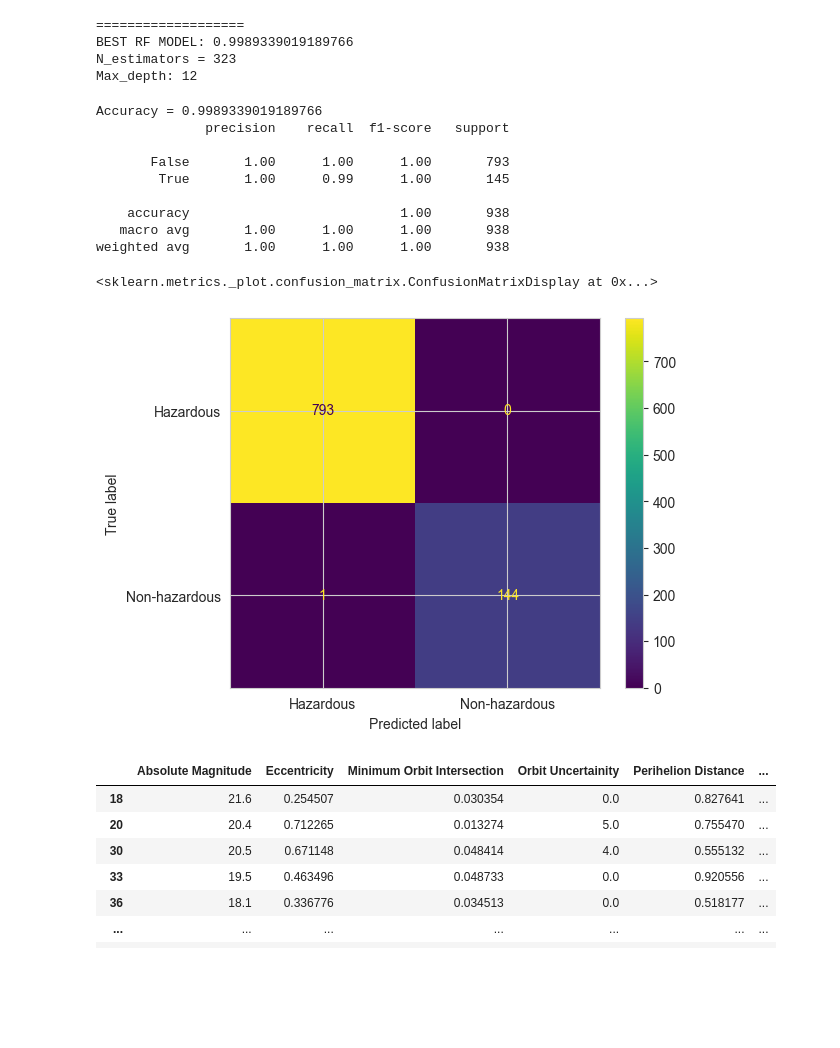
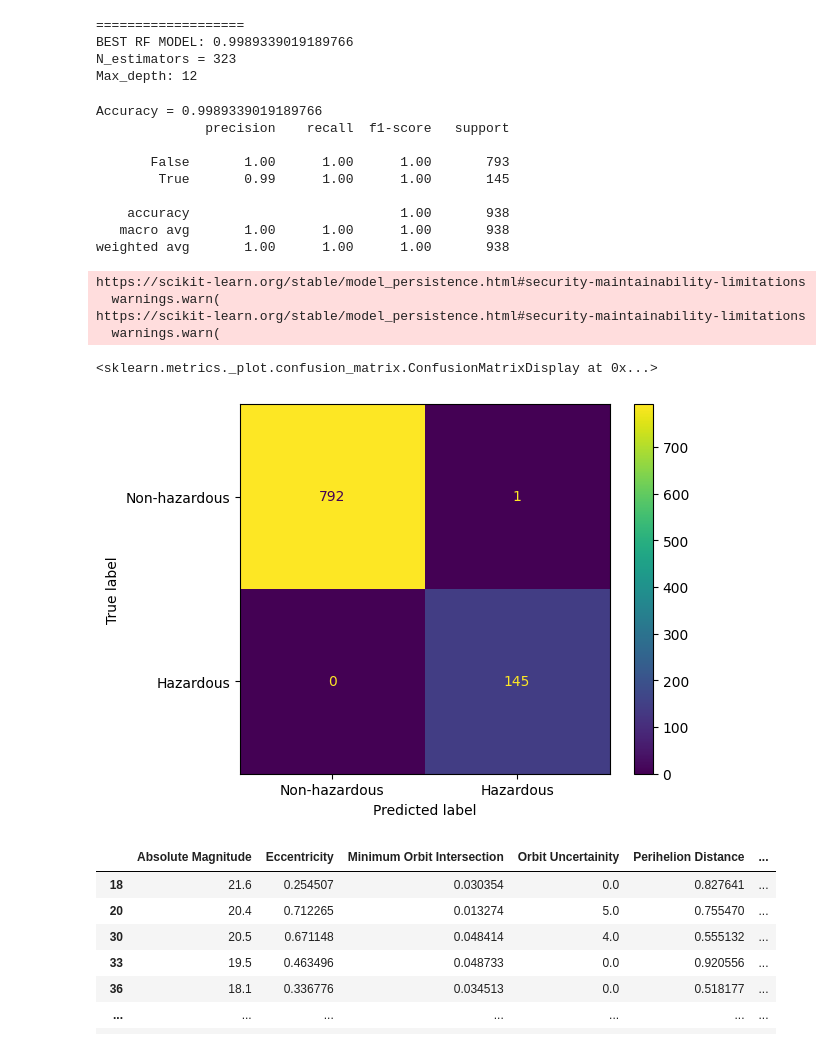
Before and after one commit to nsaadat01/ecs-171-project, a Jupyter notebook: EDA/ASTEROIDS/Asteroids Dataset EDA.ipynb, the cells around one changed output. Saved outputs shown, nothing was run; the diff lists cells and outputs as text; code cells hidden in the pictures; blank space fills up the shorter version.

```diff
--- a/EDA/ASTEROIDS/Asteroids Dataset EDA.ipynb
+++ b/EDA/ASTEROIDS/Asteroids Dataset EDA.ipynb
@@ -360,38 +360,42 @@ Max_depth: 12
 # %%
 # earlier it was determined that the best hyperparameters for
 # an RFC for the given task at hand were:
-# best_depth = rand_search.best_params_['max_depth']
-# best_estimators = rand_search.best_params_['n_estimators']
+best_depth = rand_search.best_params_['max_depth']
+best_estimators = rand_search.best_params_['n_estimators']
 
 best_depth = best_acc_max_depth
 best_estimators = best_acc_n_estimators
 
 # Create a model with these parameters
 rf = RandomForestClassifier(n_estimators=best_depth, max_depth=best_estimators)
 
 # train model
 rf.fit(X_train_scaled, y_train)
 
 # test
 y_pred = rf.predict(X_test_scaled)
 
 # accuracy, classification report, and confusion matrix
 print(f"Accuracy = {accuracy_score(y_pred=y_pred, y_true=y_test)}")
 print(classification_report(y_test, y_pred))
 cm = confusion_matrix(y_test, y_pred)
-ConfusionMatrixDisplay(confusion_matrix=cm, display_labels=["Hazardous", "Non-hazardous"]).plot()
+ConfusionMatrixDisplay(confusion_matrix=cm, display_labels=["Non-hazardous", "Hazardous"]).plot()
 # %% [output]
 Accuracy = 0.9989339019189766
               precision    recall  f1-score   support
 
        False       1.00      1.00      1.00       793
-        True       1.00      0.99      1.00       145
+        True       0.99      1.00      1.00       145
 
     accuracy                           1.00       938
    macro avg       1.00      1.00      1.00       938
 weighted avg       1.00      1.00      1.00       938
-<sklearn.metrics._plot.confusion_matrix.ConfusionMatrixDisplay at 0x...>
+https://scikit-learn.org/stable/model_persistence.html#security-maintainability-limitations
+  warnings.warn(
+https://scikit-learn.org/stable/model_persistence.html#security-maintainability-limitations
+  warnings.warn(
+<sklearn.metrics._plot.confusion_matrix.ConfusionMatrixDisplay at 0x...>
-[figure, old version]
+[figure, new version]
 # %%
 # Let's take a look at what the model actually classifies as asteroid vs not an asteroid
 # We'll do this by features.
```
Also changed, not shown: parts of 1 cell of this notebook.
